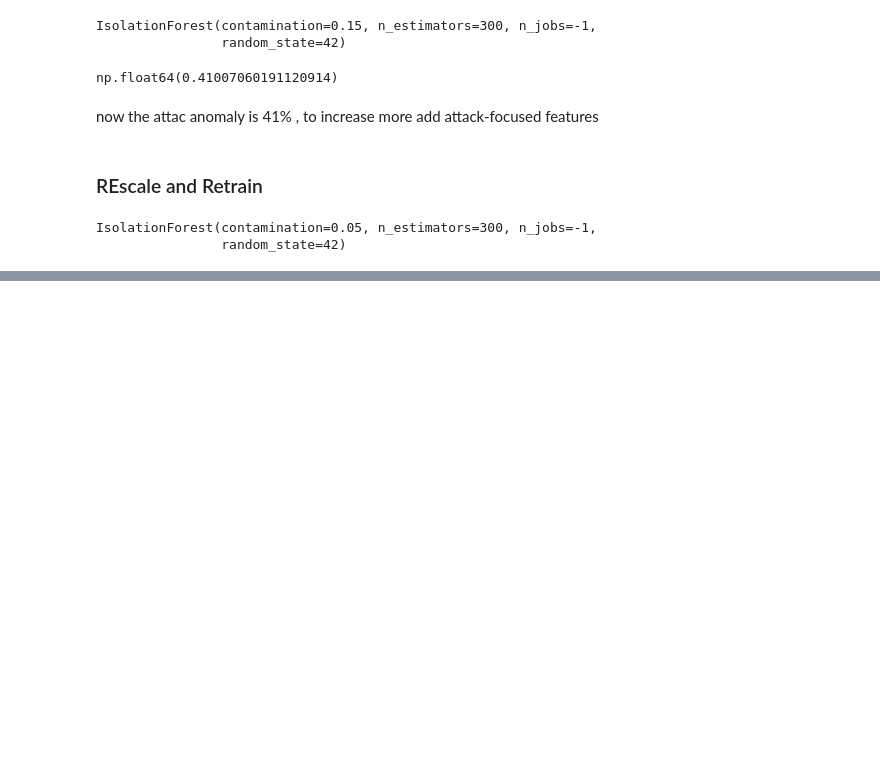
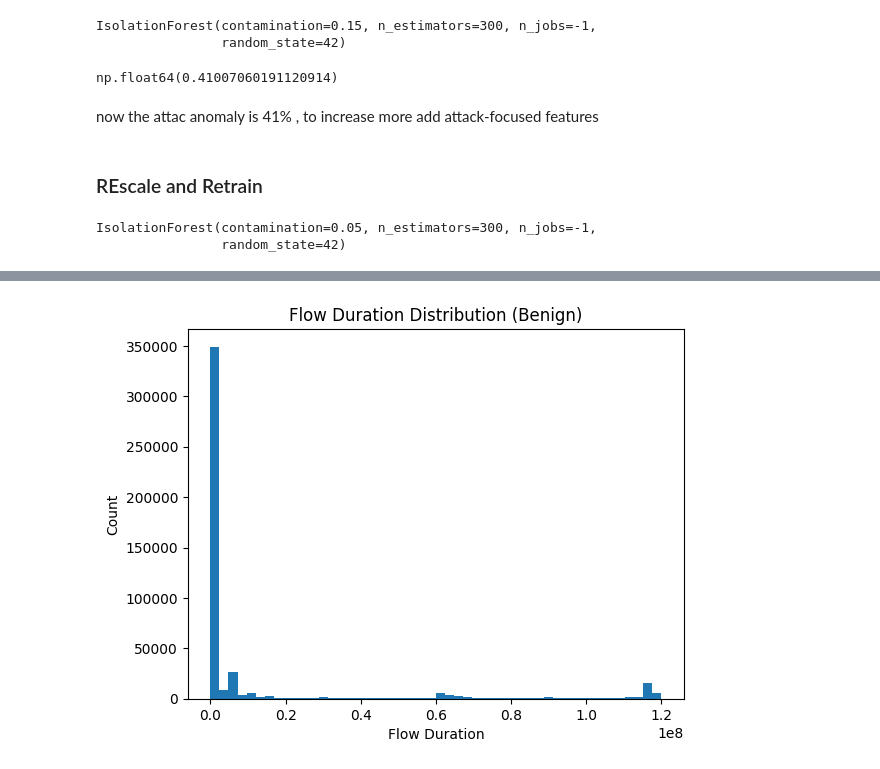
Before and after one commit to Vivek8840/ml-cyber-threat-detection, a Jupyter notebook: notebooks/01_data_exploration.ipynb, the cells around one changed output, grey strips where cells are left out. Drawn from its saved outputs; the diff is of its cells as text; code cells hidden in the pictures; blank space fills up the shorter version.

```diff
--- a/notebooks/01_data_exploration.ipynb
+++ b/notebooks/01_data_exploration.ipynb
@@ -250,0 +278,8 @@ NameError: name 'iso_fix' is not defined
+# %%
+plt.hist(df['Flow Duration'], bins=50)
+plt.title("Flow Duration Distribution (Benign)")
+plt.xlabel("Flow Duration")
+plt.ylabel("Count")
+plt.show()
+# %% [output]
+[figure, added]
```
Also changed, not shown: parts of 18 cells of this notebook, 1 other file.
